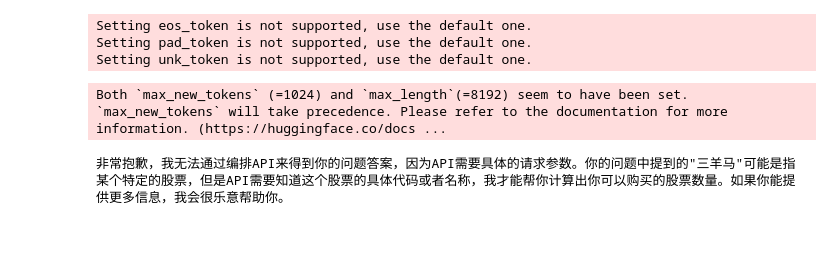
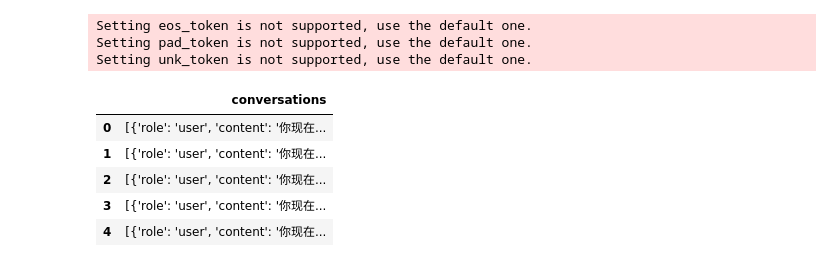
Before and after one commit to ReymondWang/afac2024, a Jupyter notebook: ChatGLM3-6B-Finetuning/inference_hf.ipynb, the cells around one changed output. Cells and saved outputs as stored; diff of their text form; code cells hidden in the pictures; blank space fills up the shorter version.

```diff
--- a/ChatGLM3-6B-Finetuning/inference_hf.ipynb
+++ b/ChatGLM3-6B-Finetuning/inference_hf.ipynb
@@ -43,10 +43,19 @@ model, tokenizer = load_model_and_tokenizer(model_dir)
 Setting eos_token is not supported, use the default one.
 Setting pad_token is not supported, use the default one.
 Setting unk_token is not supported, use the default one.
-# %%
-test_input = "你现在是一个金融领域专家，你需要通过编排api来得到用户query的答案，输出json格式。query是：我打算用100万元买三羊马的股票，如果按照三羊马的最高价来计算，我能买多少股呢？ \n query中提到的产品标准名可能是：富国中证1000优选股票型证券投资基金C类、富国中证1000优选股票型证券投资基金A类、前海开源股息率100强等权重股票型证券投资基金、前海开源强势共识100强等权重股票型证券投资基金、国泰君安中证1000优选股票型发起式证券投资基金C类、国泰君安中证1000优选股票型发起式证券投资基金A类、三羊马、万马股份、万家元贞量化选股股票型证券投资基金C类、万家元贞量化选股股票型证券投资基金A类、富国沪深300基本面精选股票型证券投资基金C类、富国沪深300基本面精选股票型证券投资基金A类、南方中证500量化增强股票型发起式证券投资基金C类、南方中证500量化增强股票型发起式证券投资基金A类、富国中证500基本面精选股票型发起式证券投资基金C类、富国中证500基本面精选股票型发起式证券投资基金A类、银河定投宝中证腾讯济安价值100A股指数型发起式证券投资基金、华夏中证智选1000价值稳健策略交易型开放式指数证券投资基金、长盛中证100指数证券投资基金、融通深证100指数证券投资基金、广发多元新兴股票型证券投资基金、华富中证100指数证券投资基金、万家消费成长股票型证券投资基金、银华中国梦30股票型证券投资基金、南方天元新产业股票型证券投资基金、东吴双三角股票型证券投资基金C类、东吴双三角股票型证券投资基金A类、长城消费30股票型证券投资基金C类、长城消费30股票型证券投资基金A类、诺安中证100指数证券投资基金C类、诺安中证100指数证券投资基金A类、融通深证100指数证券投资基金C类、招商深证100指数证券投资基金C类、招商深证100指数证券投资基金A类、工银瑞信聚焦30股票型证券投资基金、富国消费精选30股票型证券投资基金、富国医药成长30股票型证券投资基金、国泰纳斯达克100指数证券投资基金、南方中证100指数证券投资基金C类、南方中证100指数证券投资基金A类、华宝兴业中证100指数证券投资基金、中金精选股票型集合资产管理计划C类、中金精选股票型集合资产管理计划A类、中金新锐股票型集合资产管理计划C类、中金新锐股票型集合资产管理计划A类、中小企业100交易型开放式指数基金、招商沪深300高贝塔指数证券投资基金、建信深证100指数增强型证券投资基金、工银瑞信工业4.0股票型证券投资基金、博时工业4.0主题股票型证券投资基金"
-response, _ = model.chat(tokenizer, test_input)
-print(response)
-# %% [output]
-Both `max_new_tokens` (=1024) and `max_length`(=8192) seem to have been set. `max_new_tokens` will take precedence. Please refer to the documentation for more information. (https://huggingface.co/docs ...
-非常抱歉，我无法通过编排API来得到你的问题答案，因为API需要具体的请求参数。你的问题中提到的"三羊马"可能是指某个特定的股票，但是API需要知道这个股票的具体代码或者名称，我才能帮你计算出你可以购买的股票数量。如果你能提供更多信息，我会很乐意帮助你。
+# %%
+import pandas as pd
+from tools.common_utils import highlight_diff, read_jsonl
+
+json_file_path = 'data/dev_api.json'
+data_list = read_jsonl(json_file_path)
+
+df = pd.DataFrame(data_list)
+df.head()
+# %% [output]
+|  | conversations |
+| 0 | [{'role': 'user', 'content': '你现在... |
+| 1 | [{'role': 'user', 'content': '你现在... |
+| 2 | [{'role': 'user', 'content': '你现在... |
+| 3 | [{'role': 'user', 'content': '你现在... |
+| 4 | [{'role': 'user', 'content': '你现在... |
```
Also changed, not shown: parts of 2 cells of this notebook, 13 other files.
